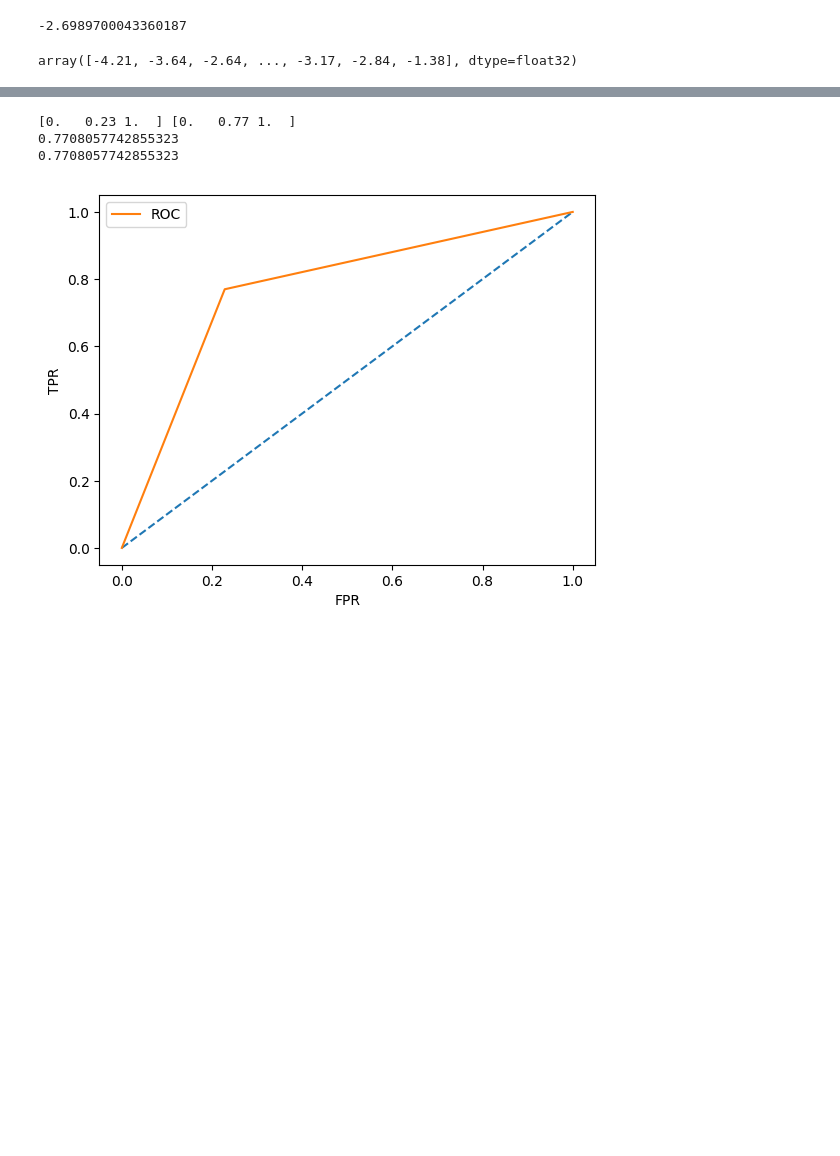
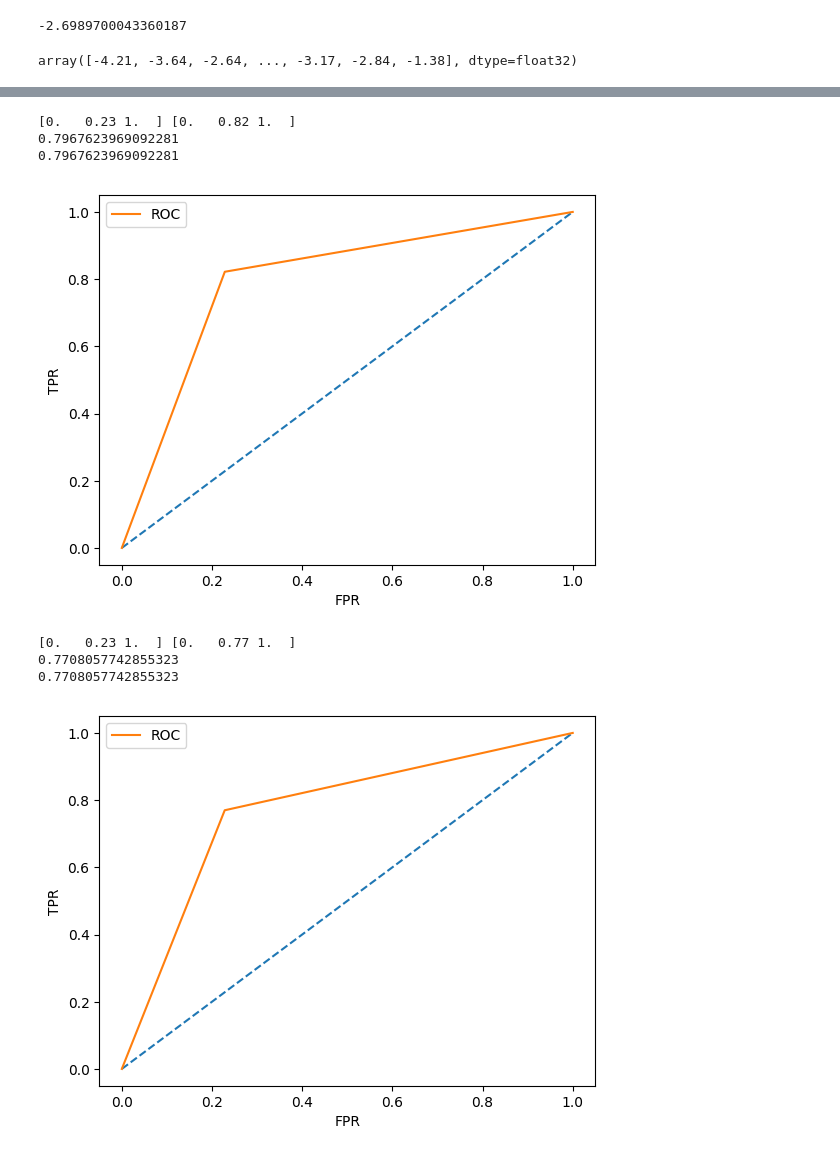
Before and after one commit to patrickbryant1/MHCII, a Jupyter notebook: Evaluation.ipynb, the cells around one changed output, grey strips where cells are left out. Saved outputs shown, nothing was run; the diff lists cells and outputs as text; code cells hidden in the pictures; blank space fills up the shorter version.

```diff
--- a/Evaluation.ipynb
+++ b/Evaluation.ipynb
@@ -82,3 +91,10 @@ plot_cm(true_binary, pred_binary)
+# %%
+plot_roc(true_binary, pred_binary)
+# %% [output]
+[0.   0.23 1.  ] [0.   0.82 1.  ]
+0.7967623969092281
+0.7967623969092281
+[figure, added]
 # %%
 plot_roc(true_binary, pred_binary)
 # %% [output]
```
Also changed, not shown: parts of 5 cells of this notebook, 44 other files.
